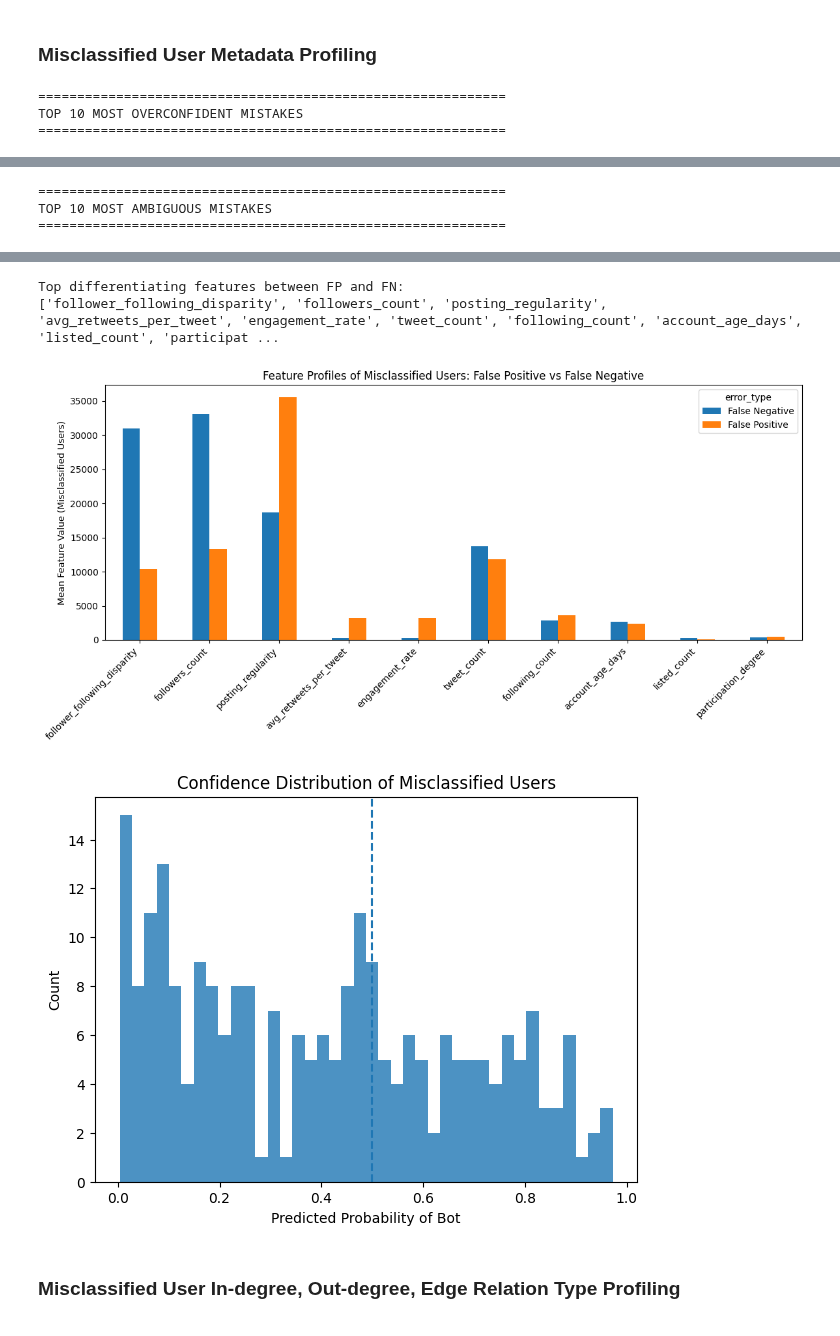
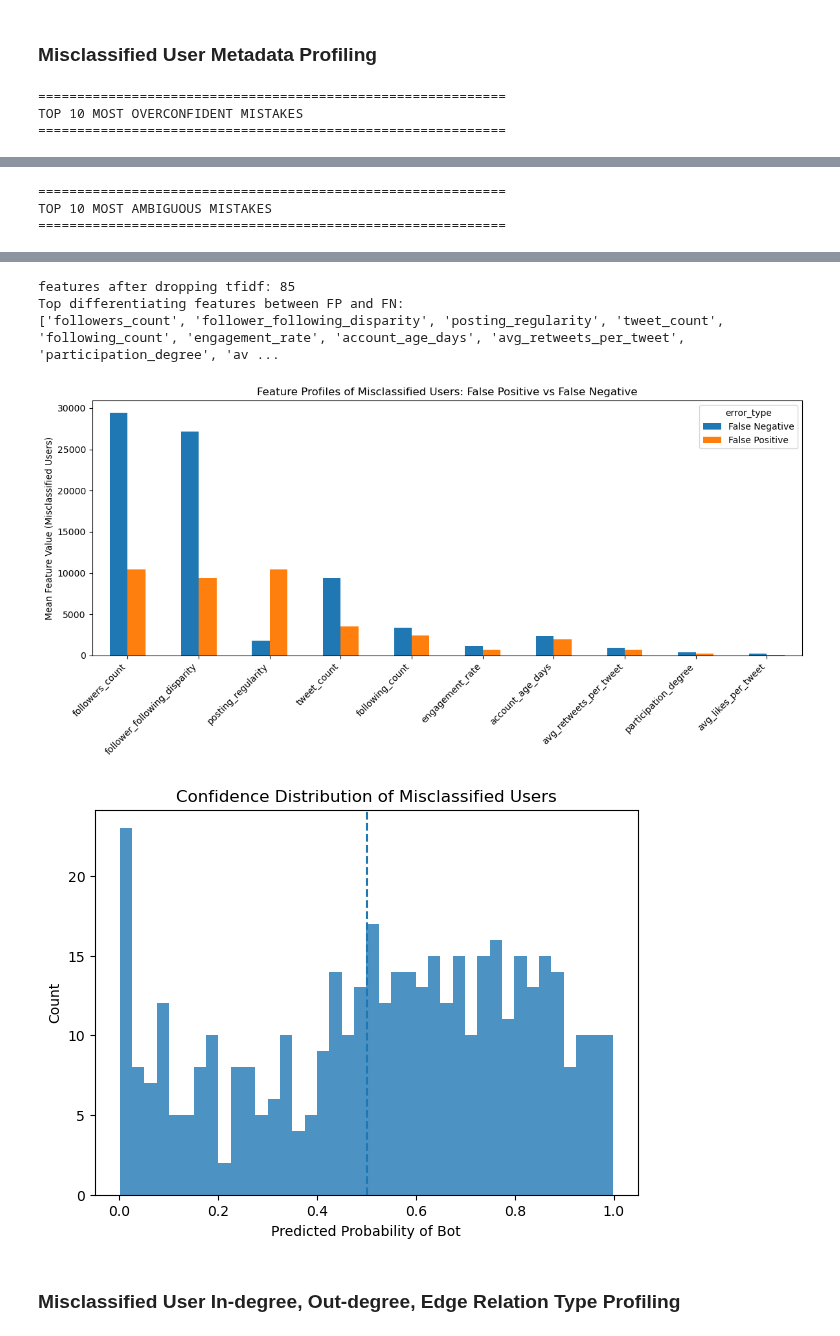
Before and after one commit to iiank/Twitter-Bot-Fraud-Detection, a Jupyter notebook: graph.ipynb, the cells around one changed output, grey strips where cells are left out. Saved outputs shown, nothing was run; the diff lists cells and outputs as text; code cells hidden in the pictures.

Commit message:
Update to reflect model training and metrics on 40k user sample

```diff
--- a/graph.ipynb
+++ b/graph.ipynb
@@ -1223,22 +1065,20 @@ class MiniBatchBotRGCN(torch.nn.Module):
         x = self.bn_in(x)
         x = F.leaky_relu(self.lin_in(x))
 
-        identity = x
-        x = self.rgcn1(x, edge_index, edge_type)
-        x = self.bn_rgcn1(x)
-        x = F.leaky_relu(x)
-        x = self.dropout(x)
+        h = self.rgcn1(x, edge_index, edge_type)
+        h = self.bn_rgcn1(h)
+        h = F.leaky_relu(h + x)
+        h = self.dropout(h)
 
-        x = self.rgcn2(x, edge_index, edge_type)
-        x = x + self.residual_proj(identity)
-        x = self.bn_rgcn2(x)
-        x = F.leaky_relu(x)
-        x = self.dropout(x)
+        out = self.rgcn2(h, edge_index, edge_type)
+        out = self.bn_rgcn2(out)
+        out = F.leaky_relu(out + self.residual_proj(h))
+        out = self.dropout(out)
 
-        x = F.leaky_relu(self.lin_hidden(x))
-        x = self.dropout(x)
-        x = self.lin_out(x)
-        return x
+        out = F.leaky_relu(self.lin_hidden(out))
+        out = self.dropout(out)
+        out = self.lin_out(out)
+        return out
 # %% [markdown]
 ### Initialise device, model, loss function, and optimiser
 
@@ -1270,11 +1110,16 @@ model = MiniBatchBotRGCN(
     num_classes=num_classes,
     num_relations=len(relation_to_idx),
     num_bases=min(8, len(relation_to_idx)),
-    dropout=0.2
+    dropout=0.4
 ).to(device)
 
-criterion = nn.CrossEntropyLoss()
-optimizer = torch.optim.Adam(model.parameters(), lr=0.001, weight_decay=0.05)
+train_y = data.y[data.train_mask]
+counts = torch.bincount(train_y, minlength=num_classes).float()
+class_weights = (counts.sum() / (num_classes * counts)).to(device)
+print("class weights:", class_weights.tolist())
+
+criterion = nn.CrossEntropyLoss(weight=class_weights)
+optimizer = torch.optim.AdamW(model.parameters(), lr=0.001, weight_decay=1e-2)
 
 print(device)
 # %% [output]
@@ -1801,7 +1614,6 @@ True Positive      0.8829  0.9278  0.5002  0.9995   627            0.3829  0.427
 # %% [markdown]
 ### Misclassified User Metadata Profiling
 # %%
-# 1. Show most overconfident and most ambiguous mistakes
 print("=" * 60)
 print("TOP 10 MOST OVERCONFIDENT MISTAKES")
 print("=" * 60)
@@ -1820,8 +1632,7 @@ display(
     ]
 )
 
-# 2. Dynamically find top differentiating numeric features
-feature_cols = df_errors.select_dtypes(include=np.number).columns.tolist()
+error_feature_cols = df_errors.select_dtypes(include=np.number).columns.tolist()
 
 exclude_cols = {
     "node_idx", "y_true", "y_pred", "y_prob_bot", "error", "confidence", "distance_from_0.5"
@@ -1833,6 +1644,7 @@ feature_cols = [
     and "id" not in c.lower()
     and not c.startswith("desc_tfidf")
 ]
+print("features after dropping tfidf:", len(feature_cols))
 
 df_fp = df_errors[df_errors["error_type"] == "False Positive"]
 df_fn = df_errors[df_errors["error_type"] == "False Negative"]
@@ -1848,7 +1660,6 @@ top_features = mean_diff.sort_values(ascending=False).head(10).index.tolist()
 print("Top differentiating features between FP and FN:")
 print(top_features)
 
-# 3. Plot feature profiles of misclassified users
 summary = df_errors.groupby("error_type")[top_features].mean()
 
 summary.T.plot(kind="bar", figsize=(12, 6))
@@ -1858,7 +1669,6 @@ plt.xticks(rotation=45, ha="right")
 plt.tight_layout()
 plt.show()
 
-# 4. Confidence distribution of misclassified users
 plt.figure(figsize=(7, 5))
 plt.hist(df_errors["y_prob_bot"], bins=40, alpha=0.8)
 plt.axvline(0.5, linestyle="--")
@@ -1898,7 +1708,8 @@ TOP 10 MOST AMBIGUOUS MISTAKES
+features after dropping tfidf: 85
 Top differentiating features between FP and FN:
-['follower_following_disparity', 'followers_count', 'posting_regularity', 'avg_retweets_per_tweet', 'engagement_rate', 'tweet_count', 'following_count', 'account_age_days', 'listed_count', 'participat ...
+['followers_count', 'follower_following_disparity', 'posting_regularity', 'tweet_count', 'following_count', 'engagement_rate', 'account_age_days', 'avg_retweets_per_tweet', 'participation_degree', 'av ...
-[figure, old version]
+[figure, new version]
-[figure, old version]
+[figure, new version]
 # %% [markdown]
 ### Misclassified User In-degree, Out-degree, Edge Relation Type Profiling
 # %%
```
Also changed, not shown: parts of 54 cells of this notebook.
